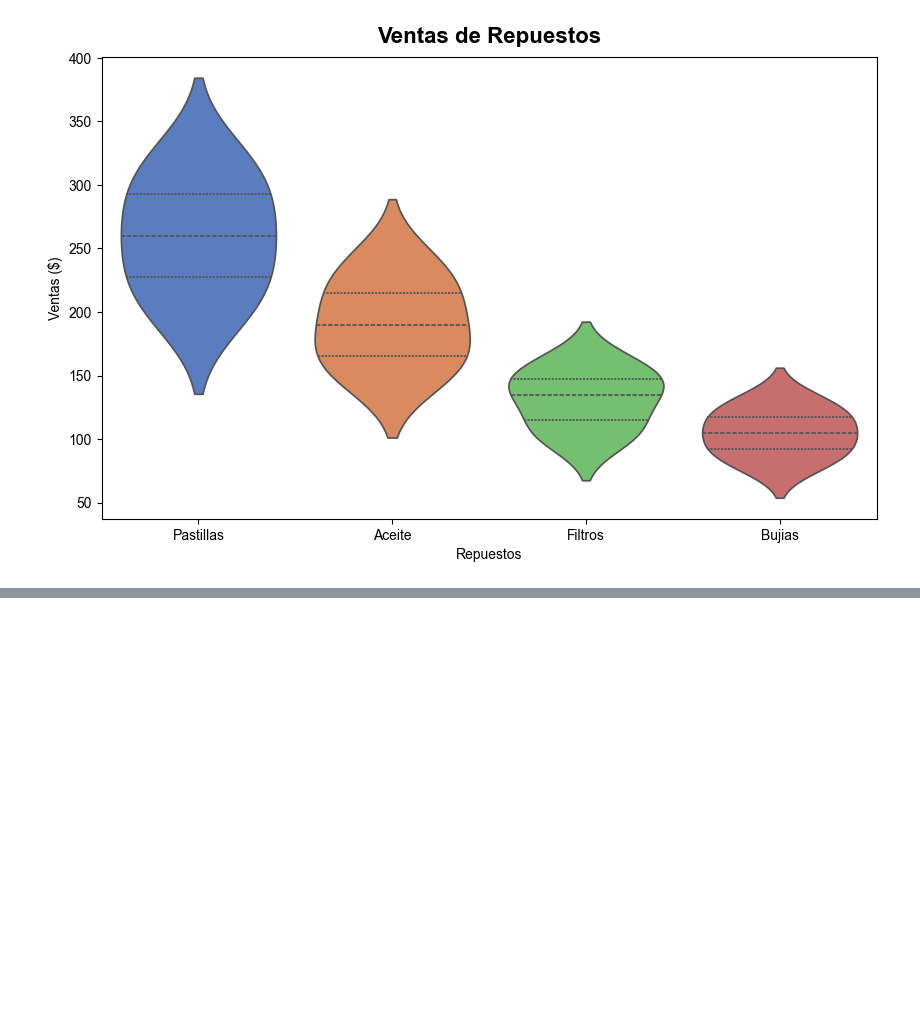
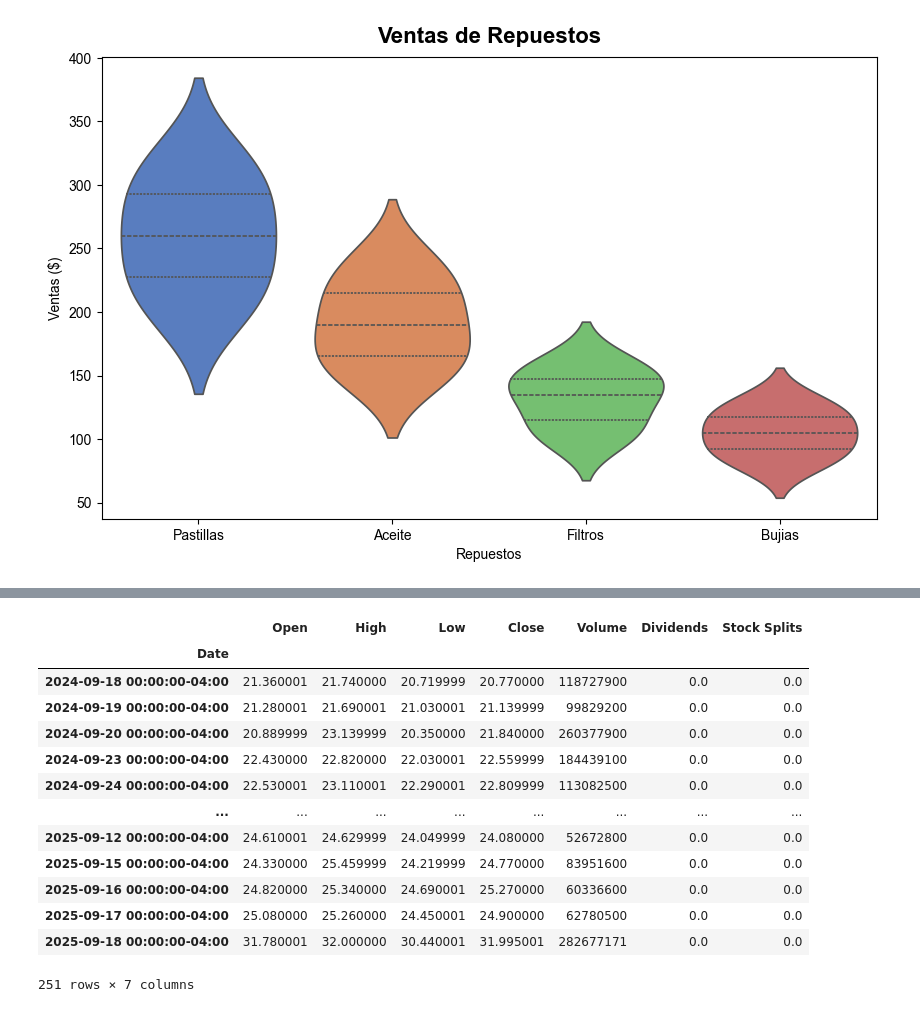
Before and after one commit to epere18/Python, a Jupyter notebook: Python_Visualización/Visualizacion_de_datos.ipynb, the cells around one changed output, grey strips where cells are left out. Saved outputs shown, nothing was run; the diff lists cells and outputs as text; code cells hidden in the pictures; blank space fills up the shorter version.

```diff
--- a/Python_Visualización/Visualizacion_de_datos.ipynb
+++ b/Python_Visualización/Visualizacion_de_datos.ipynb
@@ -221,0 +261,24 @@ Passing `palette` without assigning `hue` is deprecated and will be removed in v
+# %%
+# Obtener información de la acción de Intel
+
+intel_info = yf.Ticker('INTC')
+intel_info.info
+evolution = intel_info.history(period='1y')
+
+df = evolution
+df
+# %% [output]
+|  | Open | High | Low | Close | Volume | Dividends | Stock Splits |
+| Date |  |  |  |  |  |  |  |
+| 2024-09-18 00:00:00-04:00 | 21.360001 | 21.740000 | 20.719999 | 20.770000 | 118727900 | 0.0 | 0.0 |
+| 2024-09-19 00:00:00-04:00 | 21.280001 | 21.690001 | 21.030001 | 21.139999 | 99829200 | 0.0 | 0.0 |
+| 2024-09-20 00:00:00-04:00 | 20.889999 | 23.139999 | 20.350000 | 21.840000 | 260377900 | 0.0 | 0.0 |
+| 2024-09-23 00:00:00-04:00 | 22.430000 | 22.820000 | 22.030001 | 22.559999 | 184439100 | 0.0 | 0.0 |
+| 2024-09-24 00:00:00-04:00 | 22.530001 | 23.110001 | 22.290001 | 22.809999 | 113082500 | 0.0 | 0.0 |
+| ... | ... | ... | ... | ... | ... | ... | ... |
+| 2025-09-12 00:00:00-04:00 | 24.610001 | 24.629999 | 24.049999 | 24.080000 | 52672800 | 0.0 | 0.0 |
+| 2025-09-15 00:00:00-04:00 | 24.330000 | 25.459999 | 24.219999 | 24.770000 | 83951600 | 0.0 | 0.0 |
+| 2025-09-16 00:00:00-04:00 | 24.820000 | 25.340000 | 24.690001 | 25.270000 | 60336600 | 0.0 | 0.0 |
+| 2025-09-17 00:00:00-04:00 | 25.080000 | 25.260000 | 24.450001 | 24.900000 | 62780500 | 0.0 | 0.0 |
+| 2025-09-18 00:00:00-04:00 | 31.780001 | 32.000000 | 30.440001 | 31.995001 | 282677171 | 0.0 | 0.0 |
+251 rows × 7 columns
```
Also changed, not shown: parts of 12 cells of this notebook.
